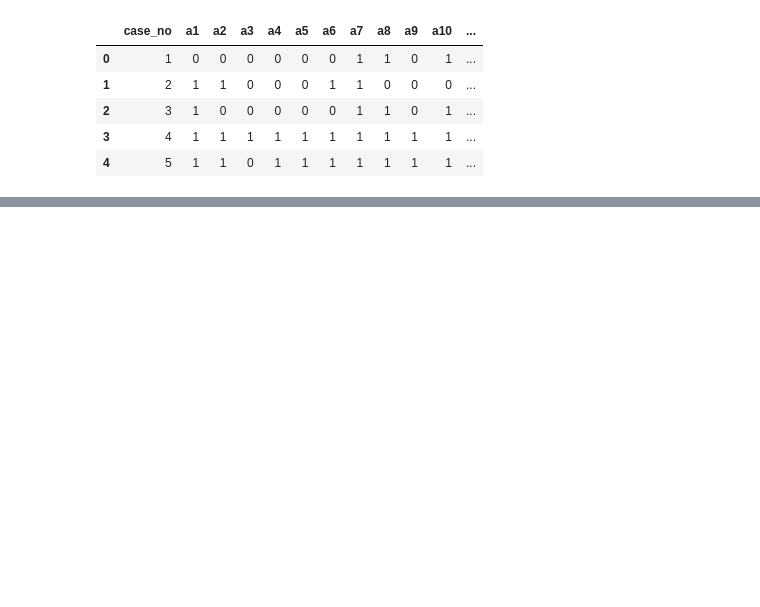
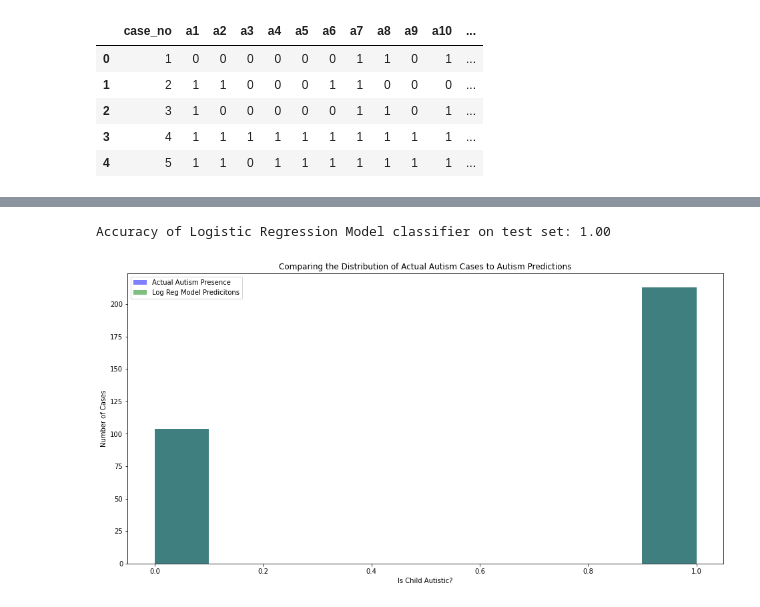
Before and after one commit to AAranda10/Autism_Predictor, a Jupyter notebook: Project.ipynb, the cells around one changed output, grey strips where cells are left out. Cells and saved outputs as stored; diff of their text form; code cells hidden in the pictures; blank space fills up the shorter version.

```diff
--- a/Project.ipynb
+++ b/Project.ipynb
@@ -120,0 +379,7 @@ Comparing If Certain Questions Are More Correlated To Autism
+# %%
+# fit the model to the train dataset
+logit = LogisticRegression(random_state=123)
+logit.fit(X_train_scaled, y_train)
+print('Columns:', X_train_scaled.columns )
+print('Coefficient:', logit.coef_)
+print('Intercept:', logit.intercept_)
@@ -120,0 +755,7 @@ Comparing If Certain Questions Are More Correlated To Autism
+# %%
+# rename column and assign to variable
+test_eval = y_test[['has_asd']].rename(columns={'has_asd': 'actual'})
+# add predict and probs columns to dataframe
+test_eval['predict'] = logit.predict(X_test_scaled)
+test_eval['probs'] = logit.predict_proba(X_test_scaled)[:, 1]
+test_eval.head()
@@ -120,0 +786,17 @@ Comparing If Certain Questions Are More Correlated To Autism
+# %%
+print('Accuracy of Logistic Regression Model classifier on test set: {:.2f}'
+     .format(logit.score(X_test_scaled, y_test)))
+# %% [output]
+Accuracy of Logistic Regression Model classifier on test set: 1.00
+# %%
+# visualize the predicitions vs the actuals
+plt.figure(figsize=(16,8))
+plt.hist(test_eval.actual, color='blue', alpha=.5, label="Actual Autism Presence")
+plt.hist(test_eval.predict, color='green', alpha=.5, label="Log Reg Model Predicitons")
+plt.xlabel("Is Child Autistic?")
+plt.ylabel("Number of Cases")
+plt.title("Comparing the Distribution of Actual Autism Cases to Autism Predictions")
+plt.legend()
+plt.show()
+# %% [output]
+[figure, added]
```
Also changed, not shown: parts of 133 cells of this notebook, 3 other files.
